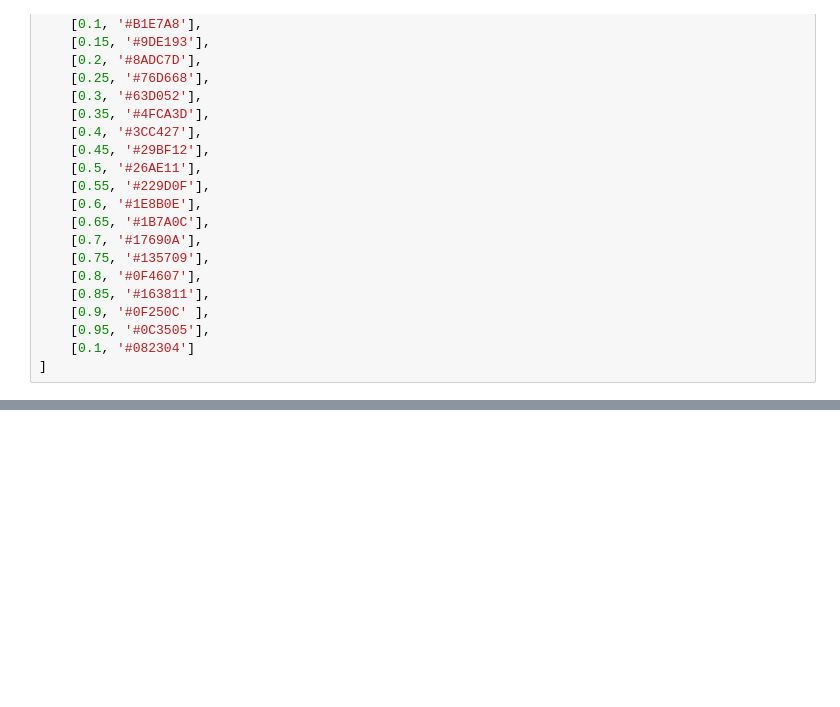
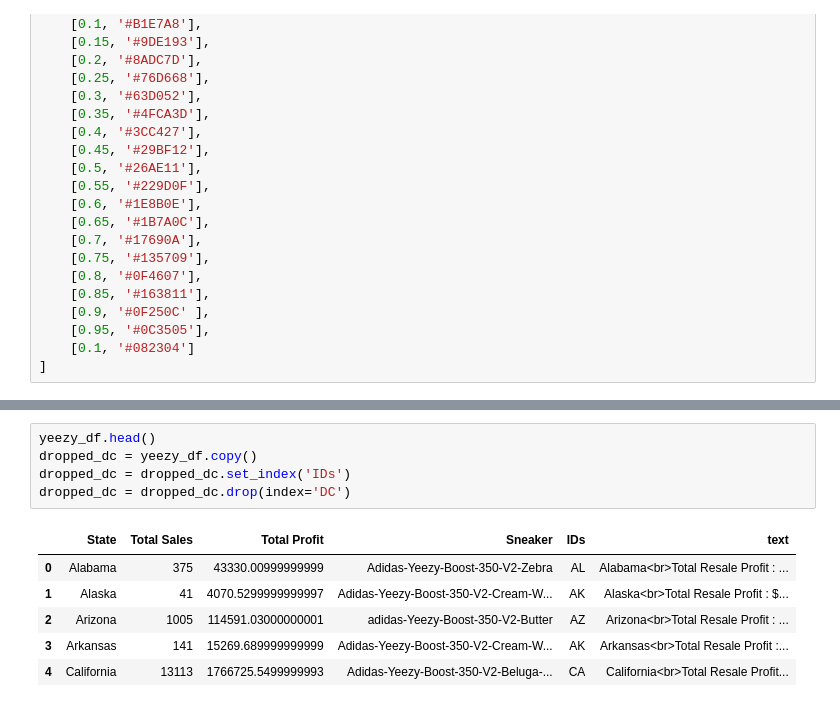
Before and after one commit to sealuwee/stockx-eda-2019, a Jupyter notebook: StockX EDA.ipynb, the cells around one changed output, grey strips where cells are left out. Drawn from its saved outputs; the diff is of its cells as text; blank space fills up the shorter version.

```diff
--- a/StockX EDA.ipynb
+++ b/StockX EDA.ipynb
@@ -535,3 +545,15 @@ fig = dict(data = data, layout=layout)
 py.plot(fig, filename='yeezy_hover_map')
 # %% [output]
 'https://plot.ly/~Ruwai/23'
+# %%
+yeezy_df.head()
+dropped_dc = yeezy_df.copy()
+dropped_dc = dropped_dc.set_index('IDs')
+dropped_dc = dropped_dc.drop(index='DC')
+# %% [output]
+|  | State | Total Sales | Total Profit | Sneaker | IDs | text |
+| 0 | Alabama | 375 | 43330.00999999999 | Adidas-Yeezy-Boost-350-V2-Zebra | AL | Alabama<br>Total Resale Profit : ... |
+| 1 | Alaska | 41 | 4070.5299999999997 | Adidas-Yeezy-Boost-350-V2-Cream-W... | AK | Alaska<br>Total Resale Profit : $... |
+| 2 | Arizona | 1005 | 114591.03000000001 | adidas-Yeezy-Boost-350-V2-Butter | AZ | Arizona<br>Total Resale Profit : ... |
+| 3 | Arkansas | 141 | 15269.689999999999 | Adidas-Yeezy-Boost-350-V2-Cream-W... | AK | Arkansas<br>Total Resale Profit :... |
+| 4 | California | 13113 | 1766725.5499999993 | Adidas-Yeezy-Boost-350-V2-Beluga-... | CA | California<br>Total Resale Profit... |
```
Also changed, not shown: parts of 4 cells of this notebook.
